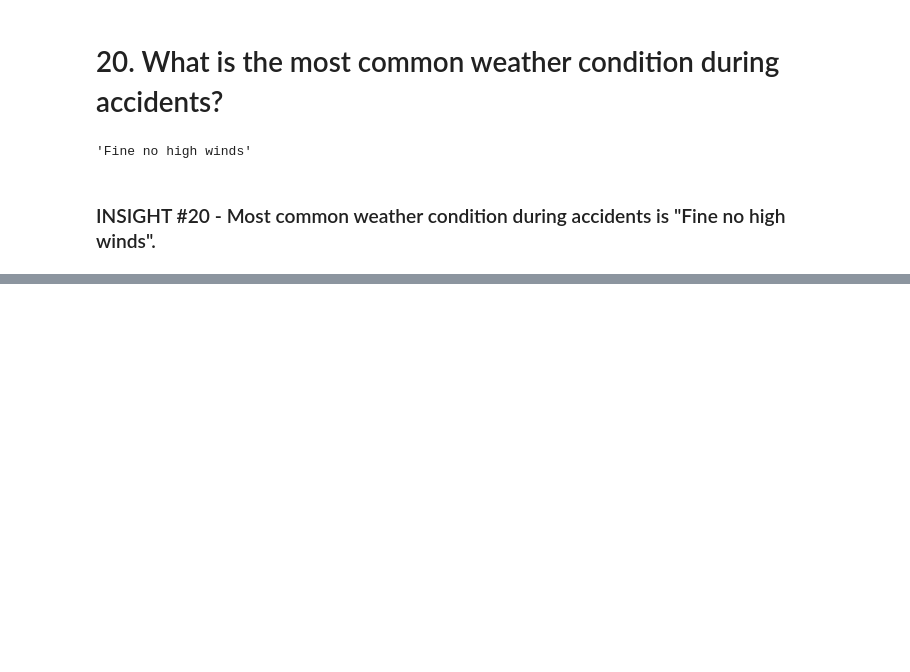
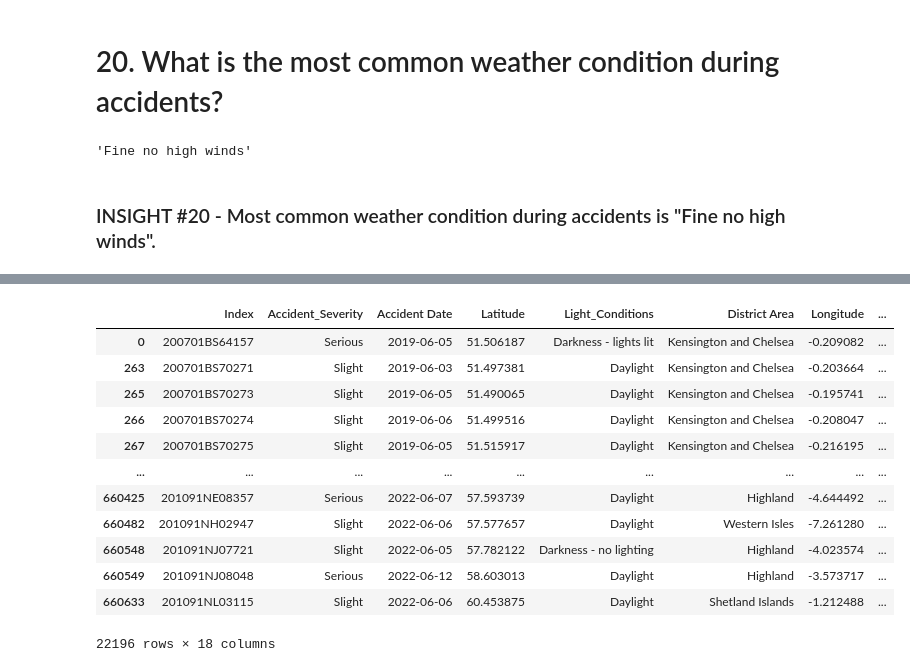
Before and after one commit to alleysOonie/ELEC303-DATA-ANALYTICS-CALDERON, a Jupyter notebook: UK ROAD ACCIDENT.ipynb, the cells around one changed output, grey strips where cells are left out. Drawn from its saved outputs; the diff is of its cells as text; code cells hidden in the pictures; blank space fills up the shorter version.

```diff
--- a/UK ROAD ACCIDENT.ipynb
+++ b/UK ROAD ACCIDENT.ipynb
@@ -450,0 +541,16 @@ uk_road_accident['Weather_Conditions'].mode()[0]
+# %%
+June
+# %% [output]
+|  | Index | Accident_Severity | Accident Date | Latitude | Light_Conditions | District Area | Longitude | ... |
+| 0 | 200701BS64157 | Serious | 2019-06-05 | 51.506187 | Darkness - lights lit | Kensington and Chelsea | -0.209082 | ... |
+| 263 | 200701BS70271 | Slight | 2019-06-03 | 51.497381 | Daylight | Kensington and Chelsea | -0.203664 | ... |
+| 265 | 200701BS70273 | Slight | 2019-06-05 | 51.490065 | Daylight | Kensington and Chelsea | -0.195741 | ... |
+| 266 | 200701BS70274 | Slight | 2019-06-06 | 51.499516 | Daylight | Kensington and Chelsea | -0.208047 | ... |
+| 267 | 200701BS70275 | Slight | 2019-06-05 | 51.515917 | Daylight | Kensington and Chelsea | -0.216195 | ... |
+| ... | ... | ... | ... | ... | ... | ... | ... | ... |
+| 660425 | 201091NE08357 | Serious | 2022-06-07 | 57.593739 | Daylight | Highland | -4.644492 | ... |
+| 660482 | 201091NH02947 | Slight | 2022-06-06 | 57.577657 | Daylight | Western Isles | -7.261280 | ... |
+| 660548 | 201091NJ07721 | Slight | 2022-06-05 | 57.782122 | Darkness - no lighting | Highland | -4.023574 | ... |
+| 660549 | 201091NJ08048 | Serious | 2022-06-12 | 58.603013 | Daylight | Highland | -3.573717 | ... |
+| 660633 | 201091NL03115 | Slight | 2022-06-06 | 60.453875 | Daylight | Shetland Islands | -1.212488 | ... |
+22196 rows × 18 columns
```
Also changed, not shown: parts of 35 cells of this notebook.
